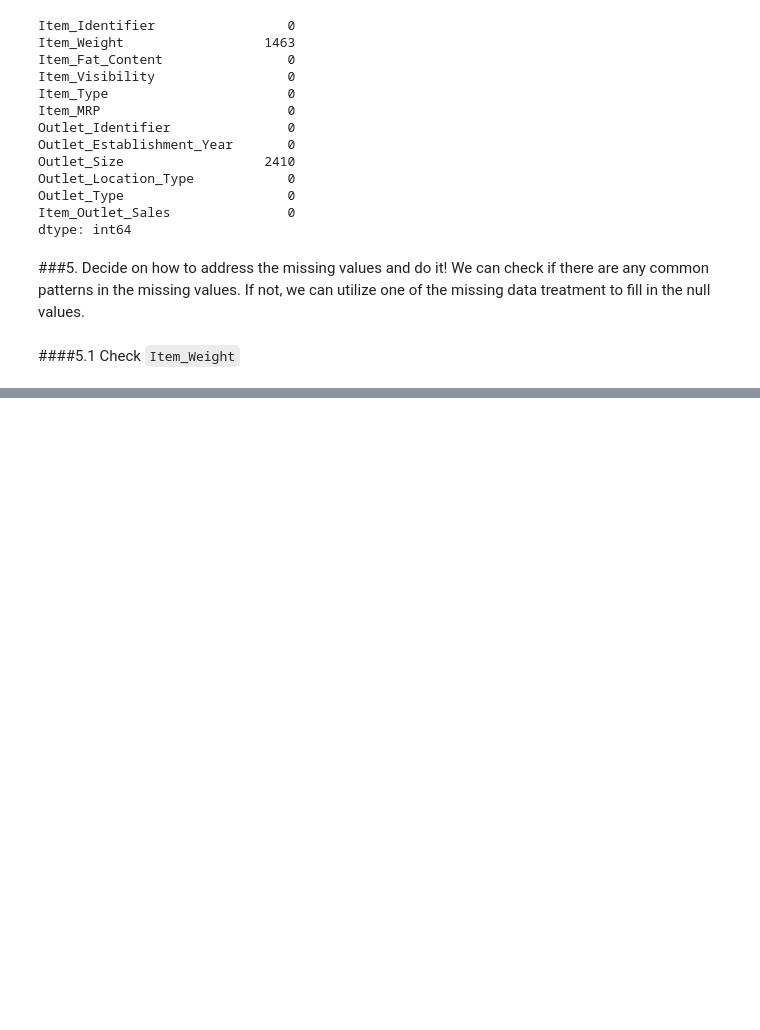
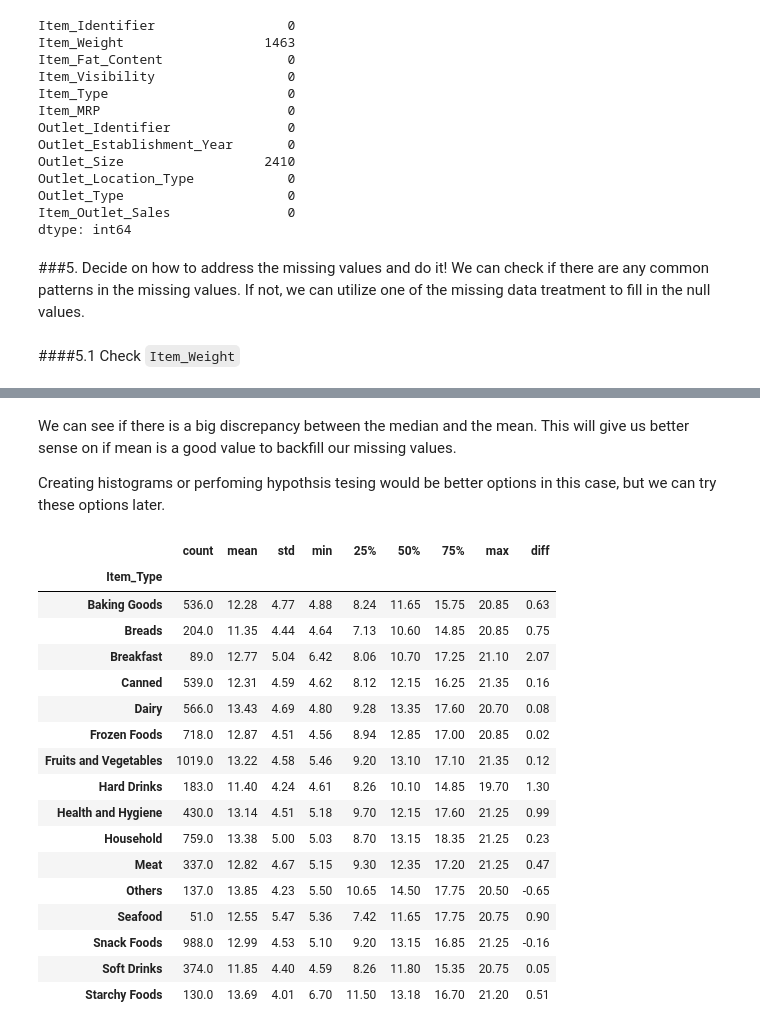
Before and after one commit to syjia/salary-insights, a Jupyter notebook: Data_Science_Insights_Part2.ipynb, the cells around one changed output, grey strips where cells are left out. Cells and saved outputs as stored; diff of their text form; code cells hidden in the pictures; blank space fills up the shorter version.

```diff
--- a/Data_Science_Insights_Part2.ipynb
+++ b/Data_Science_Insights_Part2.ipynb
@@ -125,0 +152,4 @@ We can check if there are any common patterns in the missing values. If not, we
+# %%
+# calculate descriptive statistics on Item_Weight
+df_stats = df.groupby('Item_Type')['Item_Weight'].describe().round(2)
+df_stats
@@ -125,0 +175,26 @@ We can check if there are any common patterns in the missing values. If not, we
+# %% [markdown]
+We can see if there is a big discrepancy between the median and the mean. This will give us better sense on if mean is a good value to backfill our missing values.
+
+Creating histograms or perfoming hypothsis tesing would be better options in this case, but we can try these options later.
+# %%
+df_stats['diff'] = df_stats['mean'] - df_stats['50%']
+df_stats
+# %% [output]
+|  | count | mean | std | min | 25% | 50% | 75% | max | diff |
+| Item_Type |  |  |  |  |  |  |  |  |  |
+| Baking Goods | 536.0 | 12.28 | 4.77 | 4.88 | 8.24 | 11.65 | 15.75 | 20.85 | 0.63 |
+| Breads | 204.0 | 11.35 | 4.44 | 4.64 | 7.13 | 10.60 | 14.85 | 20.85 | 0.75 |
+| Breakfast | 89.0 | 12.77 | 5.04 | 6.42 | 8.06 | 10.70 | 17.25 | 21.10 | 2.07 |
+| Canned | 539.0 | 12.31 | 4.59 | 4.62 | 8.12 | 12.15 | 16.25 | 21.35 | 0.16 |
+| Dairy | 566.0 | 13.43 | 4.69 | 4.80 | 9.28 | 13.35 | 17.60 | 20.70 | 0.08 |
+| Frozen Foods | 718.0 | 12.87 | 4.51 | 4.56 | 8.94 | 12.85 | 17.00 | 20.85 | 0.02 |
+| Fruits and Vegetables | 1019.0 | 13.22 | 4.58 | 5.46 | 9.20 | 13.10 | 17.10 | 21.35 | 0.12 |
+| Hard Drinks | 183.0 | 11.40 | 4.24 | 4.61 | 8.26 | 10.10 | 14.85 | 19.70 | 1.30 |
+| Health and Hygiene | 430.0 | 13.14 | 4.51 | 5.18 | 9.70 | 12.15 | 17.60 | 21.25 | 0.99 |
+| Household | 759.0 | 13.38 | 5.00 | 5.03 | 8.70 | 13.15 | 18.35 | 21.25 | 0.23 |
+| Meat | 337.0 | 12.82 | 4.67 | 5.15 | 9.30 | 12.35 | 17.20 | 21.25 | 0.47 |
+| Others | 137.0 | 13.85 | 4.23 | 5.50 | 10.65 | 14.50 | 17.75 | 20.50 | -0.65 |
+| Seafood | 51.0 | 12.55 | 5.47 | 5.36 | 7.42 | 11.65 | 17.75 | 20.75 | 0.90 |
+| Snack Foods | 988.0 | 12.99 | 4.53 | 5.10 | 9.20 | 13.15 | 16.85 | 21.25 | -0.16 |
+| Soft Drinks | 374.0 | 11.85 | 4.40 | 4.59 | 8.26 | 11.80 | 15.35 | 20.75 | 0.05 |
+| Starchy Foods | 130.0 | 13.69 | 4.01 | 6.70 | 11.50 | 13.18 | 16.70 | 21.20 | 0.51 |
```
Also changed, not shown: parts of 42 cells of this notebook.
